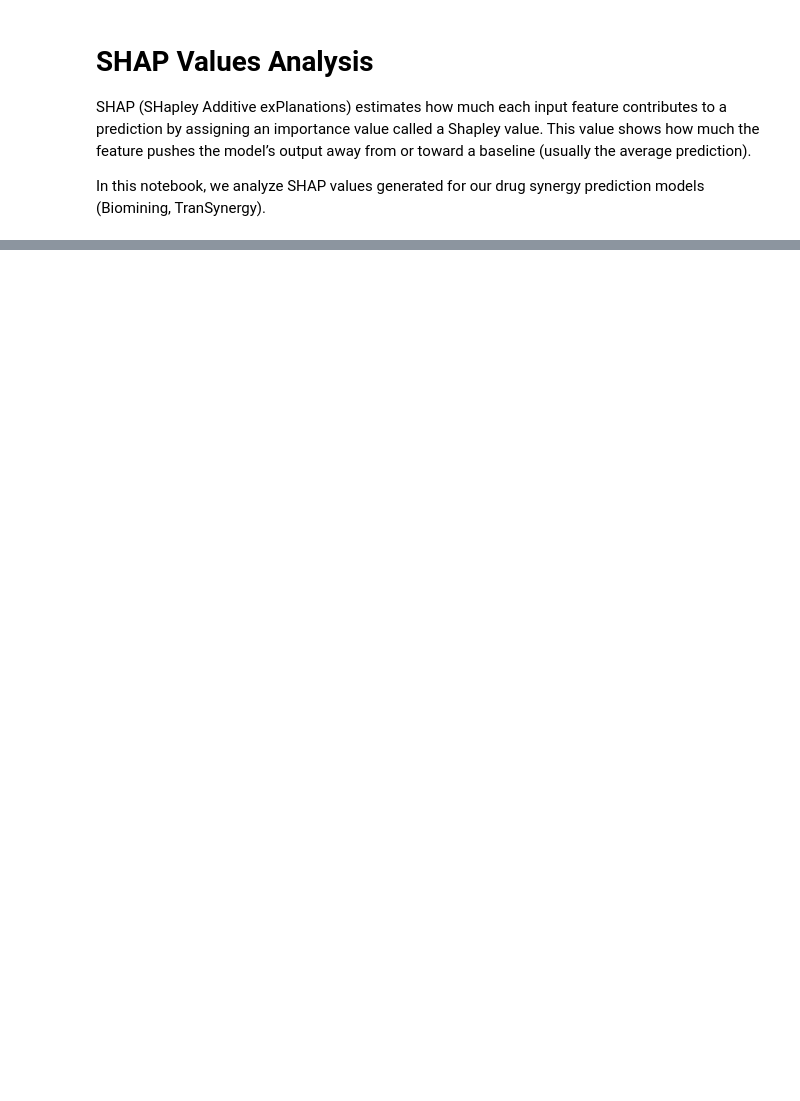
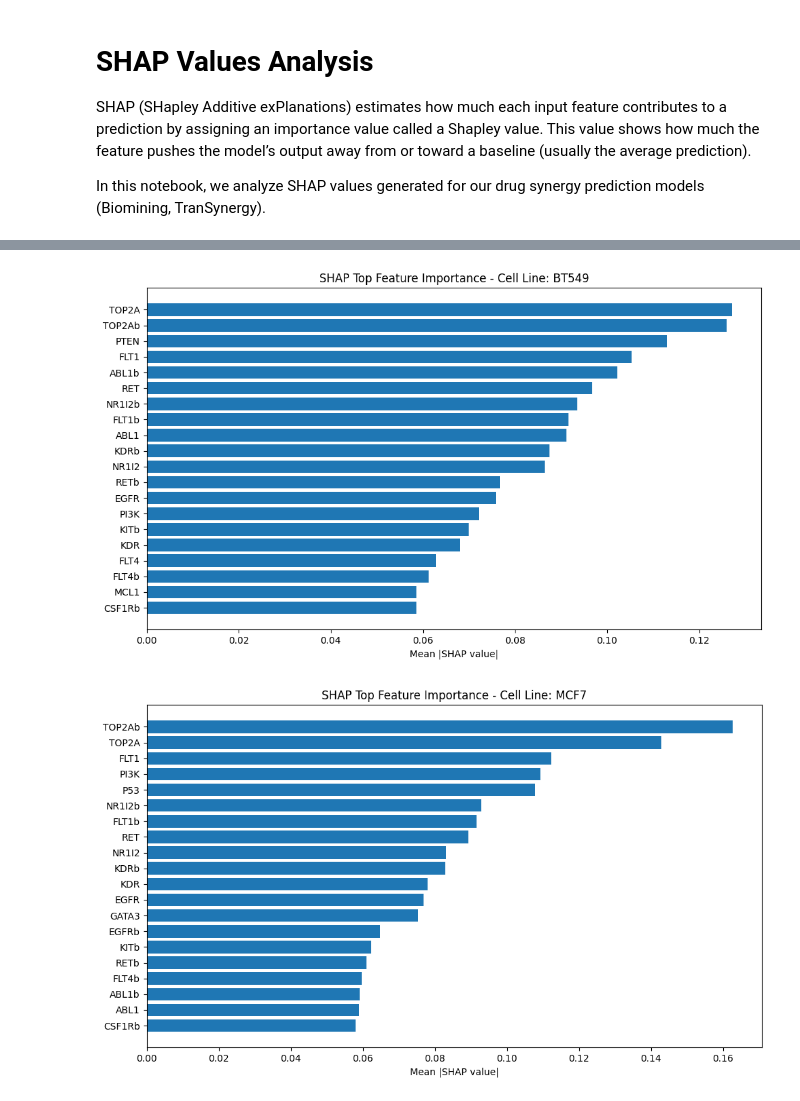
Before and after one commit to Hrishikesh332/Drug-Inhibitor-Cancer-Treatment, a Jupyter notebook: explainability/notebooks/explainability-shap.ipynb, the cells around one changed output, grey strips where cells are left out. Saved outputs shown, nothing was run; the diff lists cells and outputs as text; code cells hidden in the pictures; blank space fills up the shorter version.

```diff
--- a/explainability/notebooks/explainability-shap.ipynb
+++ b/explainability/notebooks/explainability-shap.ipynb
@@ -88,0 +59,35 @@ SHAP Dependence plot for TranSynergy feature: MROH2B_A
+# %%
+from explainability.data_utils import load_biomining_cell_line_data
+import numpy as np
+import pandas as pd
+import matplotlib.pyplot as plt
+
+def plot_feature_importance_by_cell_line(shap_values, feature_names, bio_indices, top_n=20):
+    cell_lines = load_biomining_cell_line_data(split='test')
+    cell_lines = np.concatenate([cell_lines, cell_lines], axis=0)
+    sampled_cell_lines = cell_lines[bio_indices]
+
+    unique_cell_lines = np.unique(sampled_cell_lines)
+
+    for cell_line in unique_cell_lines:
+        cell_line_indices = np.where(sampled_cell_lines == cell_line)[0]
+        cell_line_shap_values = shap_values[cell_line_indices]
+
+        mean_abs_shap = np.mean(np.abs(cell_line_shap_values), axis=0)
+
+        importance_df = pd.DataFrame({
+            "feature": feature_names,
+            "mean_abs_shap": mean_abs_shap
+        }).sort_values(by="mean_abs_shap", ascending=False).head(top_n)
+
+        plt.figure(figsize=(10, 6))
+        plt.barh(importance_df["feature"][::-1], importance_df["mean_abs_shap"][::-1])
+        plt.xlabel("Mean |SHAP value|")
+        plt.title(f"SHAP Top Feature Importance - Cell Line: {cell_line}")
+        plt.tight_layout()
+        plt.show()
+
+plot_feature_importance_by_cell_line(bio_shap_values, bio_feature_names, bio_indices)
+# %% [output]
+[figure, added]
+[figure, added]
```
Also changed, not shown: parts of 7 cells of this notebook, 9 other files.
